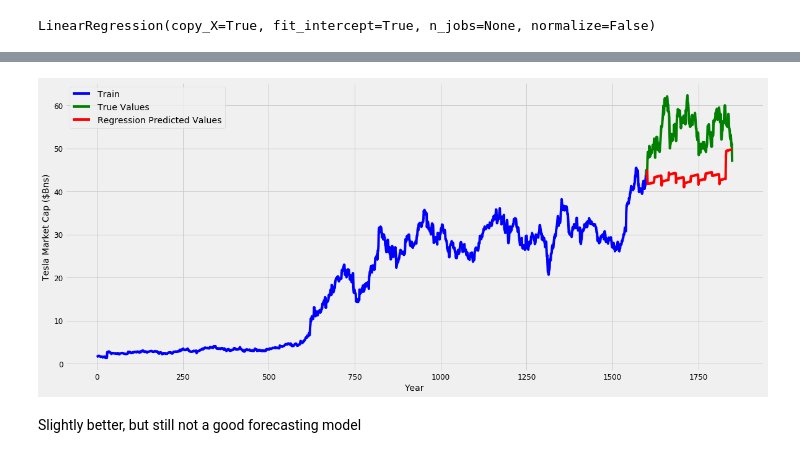
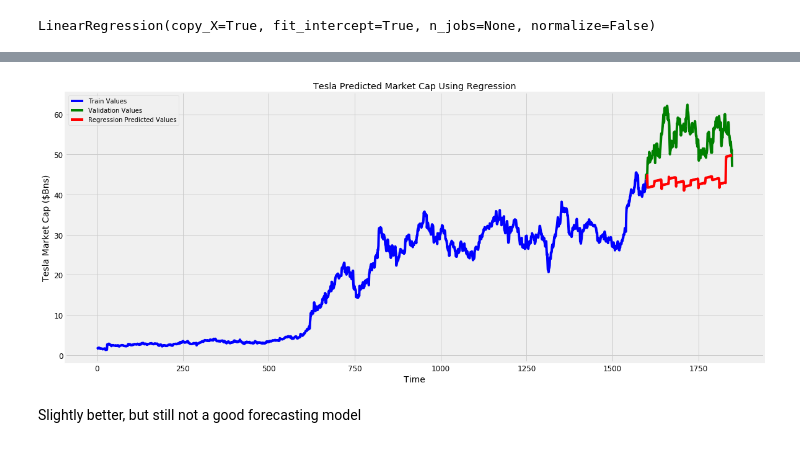
Before and after one commit to joekryan/time_series_analysis, a Jupyter notebook: time_series.ipynb, the cells around one changed output, grey strips where cells are left out. Cells and saved outputs as stored; diff of their text form; code cells hidden in the pictures.

```diff
--- a/time_series.ipynb
+++ b/time_series.ipynb
@@ -413,24 +405,25 @@ rms
 # %%
 #plot
 valid['Predictions'] = 0
 valid['Predictions'] = preds
 
 valid.index = new_data_tesla[1597:].index
 train.index = new_data_tesla[:1598].index
 
 
-plt.xlabel('Year')
+plt.xlabel('Time')
 plt.ylabel('Tesla Market Cap ($Bns)')
 
-ax1 = train.tesla_cap.plot(color='blue', grid=True, label='Train')
-ax2 = valid.tesla_cap.plot(color='green',grid=True, label='True Values')
+ax1 = train.tesla_cap.plot(color='blue', grid=True, label='Train Values')
+ax2 = valid.tesla_cap.plot(color='green',grid=True, label='Validation Values')
 ax3 = valid.Predictions.plot(color='red',grid=True,label='Regression Predicted Values')
 
-
+plt.title('Tesla Predicted Market Cap Using Regression')
+plt.savefig('images/tesla_regression_pred',bbox_inches='tight')
 plt.legend()
 plt.show()
 # %% [output]
-[figure, old version]
+[figure, new version]
 # %% [markdown]
 Slightly better, but still not a good forecasting model
 # %% [markdown]
```
Also changed, not shown: parts of 39 cells of this notebook.
